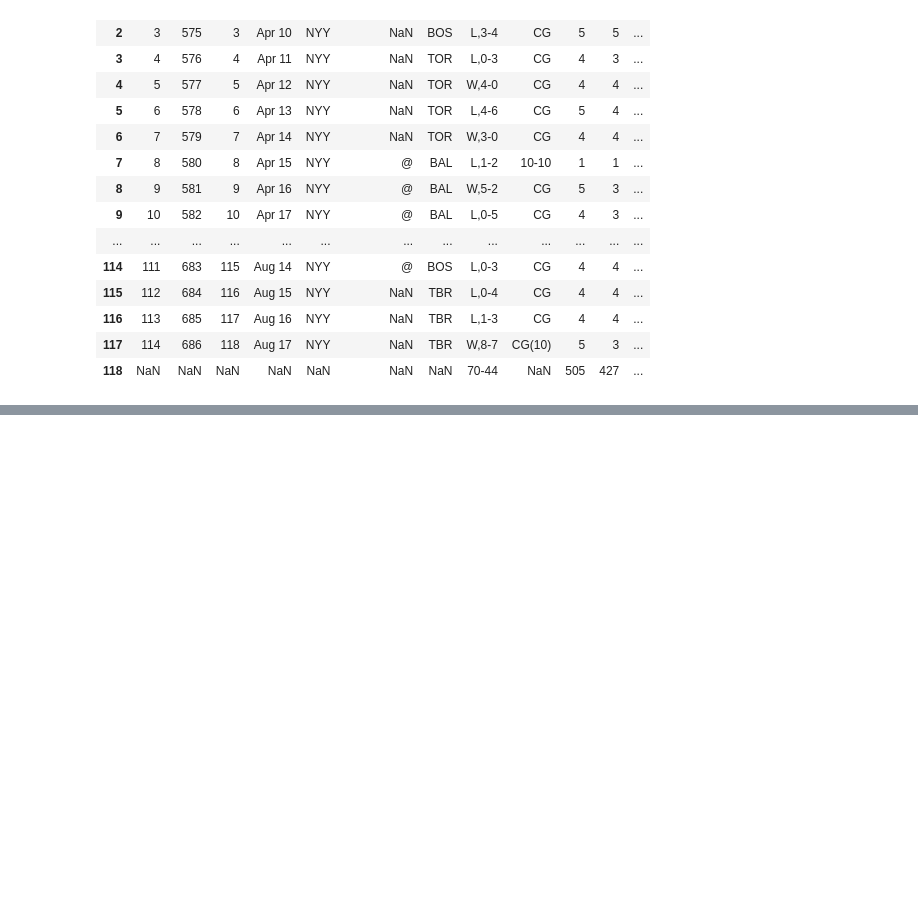
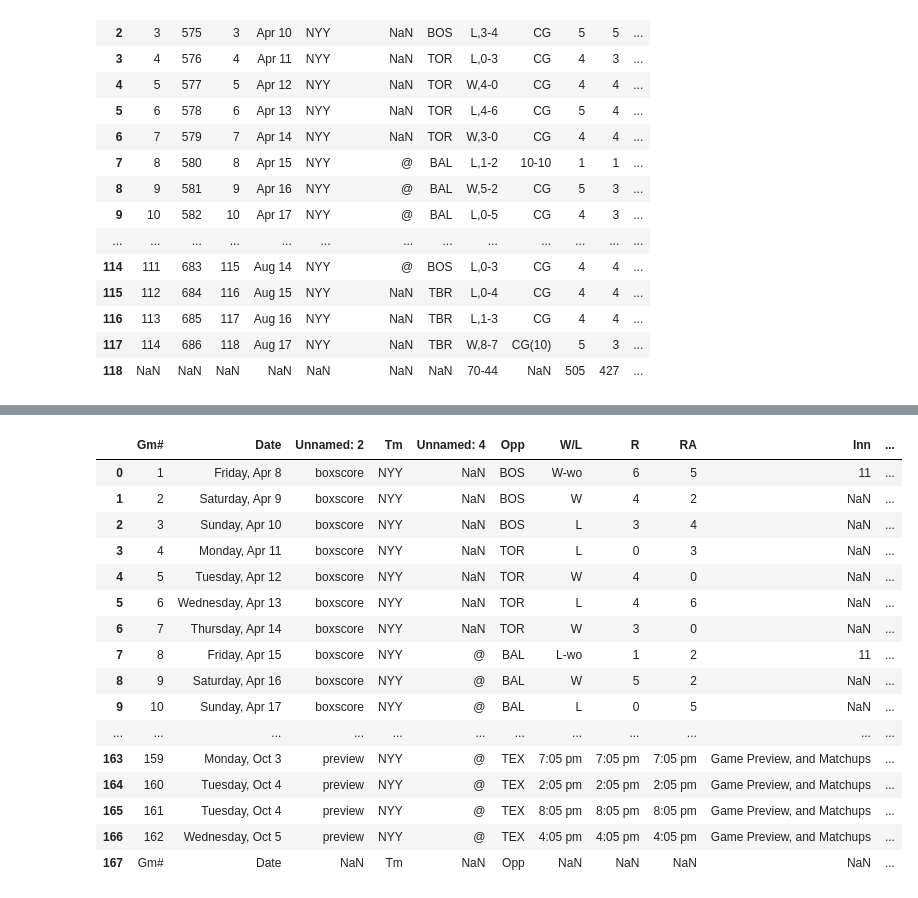
Before and after one commit to bryan-baker/winning-pace-yankees, a Jupyter notebook: Yankees Win Pace (2022).ipynb, the cells around one changed output, grey strips where cells are left out. Cells and saved outputs as stored; diff of their text form; code cells hidden in the pictures; blank space fills up the shorter version.

```diff
--- a/Yankees Win Pace (2022).ipynb
+++ b/Yankees Win Pace (2022).ipynb
@@ -19,6 +19,31 @@ from selenium.webdriver.support import expected_conditions as EC
 from selenium.webdriver.support.ui import Select
 
 from webdriver_manager.chrome import ChromeDriverManager
+# %%
+from selenium import webdriver
+from selenium.webdriver.common.by import By
+from selenium.webdriver.support.ui import WebDriverWait
+from selenium.webdriver.support import expected_conditions as EC
+from selenium.webdriver.support.ui import Select
+from webdriver_manager.chrome import ChromeDriverManager
+from webdriver_manager.core.utils import ChromeType
+from selenium.webdriver.chrome.options import Options
+from selenium.webdriver.chrome.service import Service
+
+chrome_service = Service(ChromeDriverManager(chrome_type=ChromeType.CHROMIUM).install())
+
+chrome_options = Options()
+options = [
+    "--headless",
+    "--disable-gpu",
+    "--window-size=1920,1200",
+    "--ignore-certificate-errors",
+    "--disable-extensions",
+    "--no-sandbox",
+    "--disable-dev-shm-usage"
+]
+for option in options:
+    chrome_options.add_argument(option)
 # %%
 yankees1 = schedule_and_record(1927, 'NYY')
 yankees2 = schedule_and_record(1961, 'NYY')
@@ -434,0 +464,27 @@ plt.savefig('charts/hr-pace.svg')
+# %%
+driver = webdriver.Chrome(service=chrome_service, options=chrome_options)
+driver.get('https://www.baseball-reference.com/teams/NYY/2022-schedule-scores.shtml')
+time.sleep(3)
+driver.refresh()
+time.sleep(3)
+yankees4 = pd.read_html(driver.find_element(By.XPATH, '/html/body/div[2]/div[5]/div[5]/div[2]/table').get_attribute('outerHTML'))
+yankees4 = yankees4[0]
+yankees4
+# %% [output]
+|  | Gm# | Date | Unnamed: 2 | Tm | Unnamed: 4 | Opp | W/L | R | RA | Inn | ... |
+| 0 | 1 | Friday, Apr 8 | boxscore | NYY | NaN | BOS | W-wo | 6 | 5 | 11 | ... |
+| 1 | 2 | Saturday, Apr 9 | boxscore | NYY | NaN | BOS | W | 4 | 2 | NaN | ... |
+| 2 | 3 | Sunday, Apr 10 | boxscore | NYY | NaN | BOS | L | 3 | 4 | NaN | ... |
+| 3 | 4 | Monday, Apr 11 | boxscore | NYY | NaN | TOR | L | 0 | 3 | NaN | ... |
+| 4 | 5 | Tuesday, Apr 12 | boxscore | NYY | NaN | TOR | W | 4 | 0 | NaN | ... |
+| 5 | 6 | Wednesday, Apr 13 | boxscore | NYY | NaN | TOR | L | 4 | 6 | NaN | ... |
+| 6 | 7 | Thursday, Apr 14 | boxscore | NYY | NaN | TOR | W | 3 | 0 | NaN | ... |
+| 7 | 8 | Friday, Apr 15 | boxscore | NYY | @ | BAL | L-wo | 1 | 2 | 11 | ... |
+| 8 | 9 | Saturday, Apr 16 | boxscore | NYY | @ | BAL | W | 5 | 2 | NaN | ... |
+| 9 | 10 | Sunday, Apr 17 | boxscore | NYY | @ | BAL | L | 0 | 5 | NaN | ... |
+| ... | ... | ... | ... | ... | ... | ... | ... | ... | ... | ... | ... |
+| 163 | 159 | Monday, Oct 3 | preview | NYY | @ | TEX | 7:05 pm | 7:05 pm | 7:05 pm | Game Preview, and Matchups | ... |
+| 164 | 160 | Tuesday, Oct 4 | preview | NYY | @ | TEX | 2:05 pm | 2:05 pm | 2:05 pm | Game Preview, and Matchups | ... |
+| 165 | 161 | Tuesday, Oct 4 | preview | NYY | @ | TEX | 8:05 pm | 8:05 pm | 8:05 pm | Game Preview, and Matchups | ... |
+| 166 | 162 | Wednesday, Oct 5 | preview | NYY | @ | TEX | 4:05 pm | 4:05 pm | 4:05 pm | Game Preview, and Matchups | ... |
+| 167 | Gm# | Date | NaN | Tm | NaN | Opp | NaN | NaN | NaN | NaN | ... |
```
Also changed, not shown: parts of 28 cells of this notebook.
